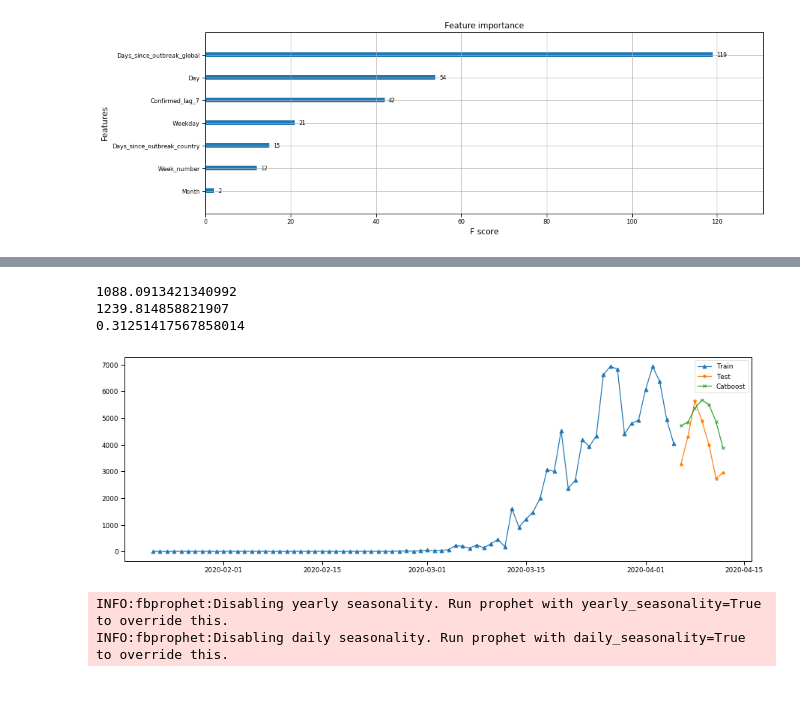
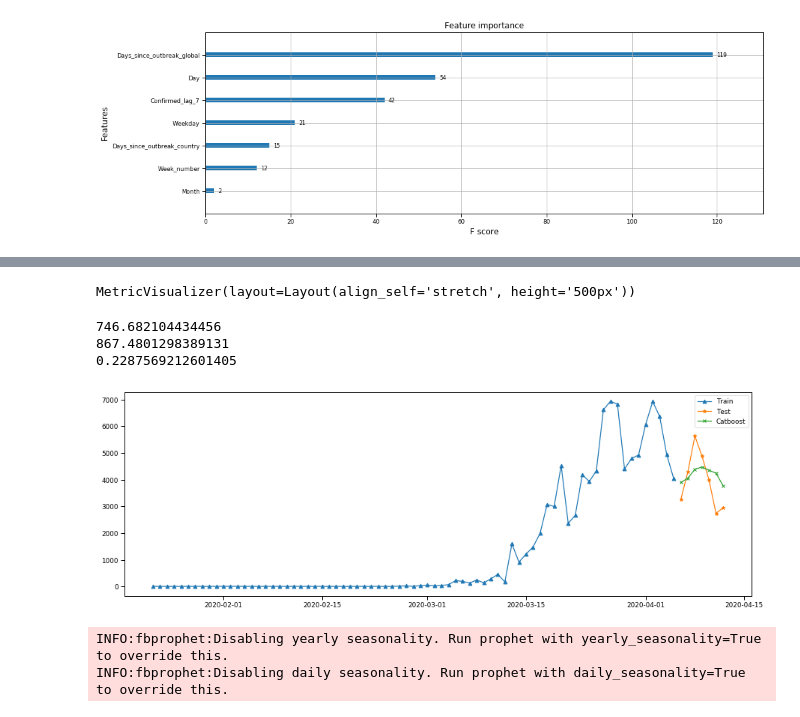
Before and after one commit to arnimpdm/Covid-19-prediction, a Jupyter notebook: Covid19_pred.ipynb, the cells around one changed output, grey strips where cells are left out. Cells and saved outputs as stored; diff of their text form; code cells hidden in the pictures.

```diff
--- a/Covid19_pred.ipynb
+++ b/Covid19_pred.ipynb
@@ -958,9 +958,9 @@ X_test, y_test = create_x_y(Confirmed_test, label='Confirmed')
 X_train = X_train.fillna(0)
 X_test = X_test.fillna(0)
 
-model = CatBoostRegressor(iterations=1000, verbose=False)
+model = CatBoostRegressor(iterations=1000, verbose=False, loss_function='RMSE')
 # Fit model
-model.fit(X_train, y_train)
+model.fit(X_train, y_train,plot=True, eval_set=(X_test, y_test))
 
 Confirmed_test['Confirmed_Prediction'] = model.predict(X_test)
 
@@ -976,7 +977,8 @@ print(root_mean_squared_log_error(real=Confirmed_test['Confirmed'], predicted=Co
-1088.0913421340992
-1239.814858821907
-0.31251417567858014
+MetricVisualizer(layout=Layout(align_self='stretch', height='500px'))
+746.682104434456
+867.4801298389131
+0.2287569212601405
-[figure, old version]
+[figure, new version]
 # %%
 List = df_ml_confirmed.loc[(df_ml_confirmed.Province_and_country == "Germany")]
 
```
Also changed, not shown: parts of 14 cells of this notebook.
